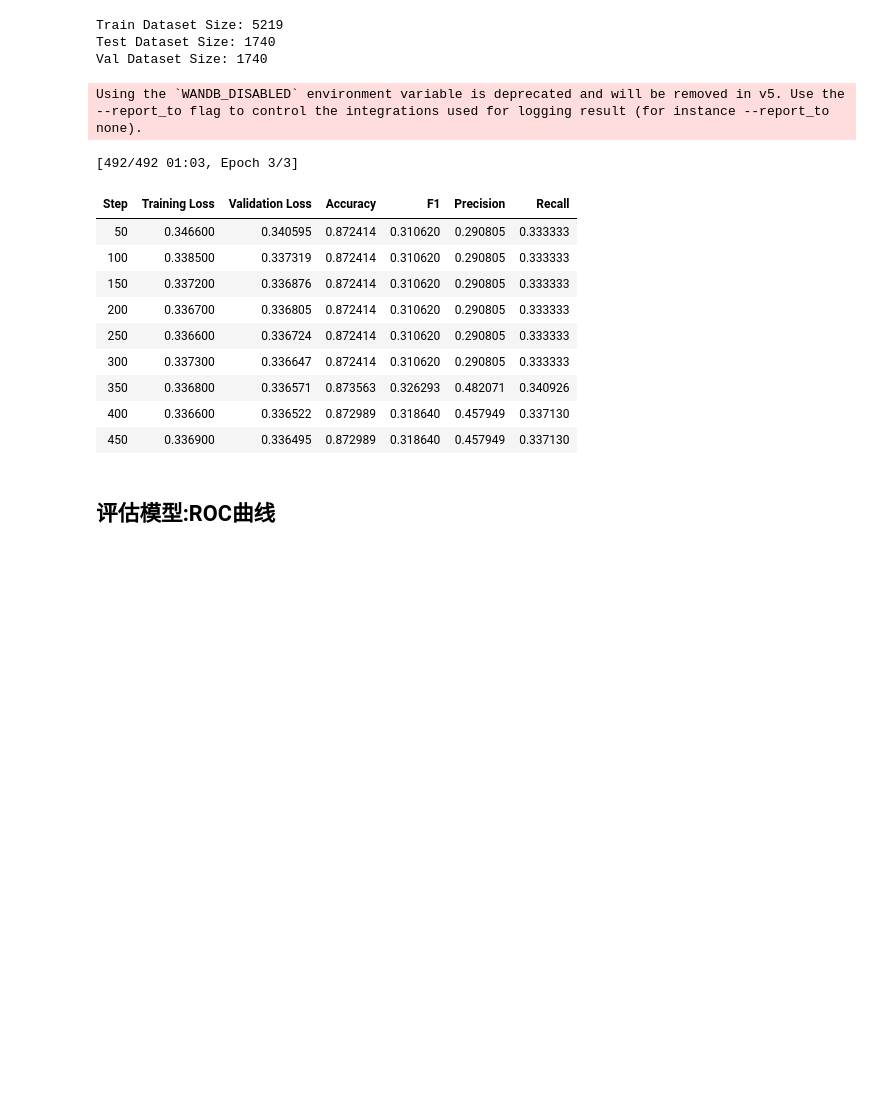
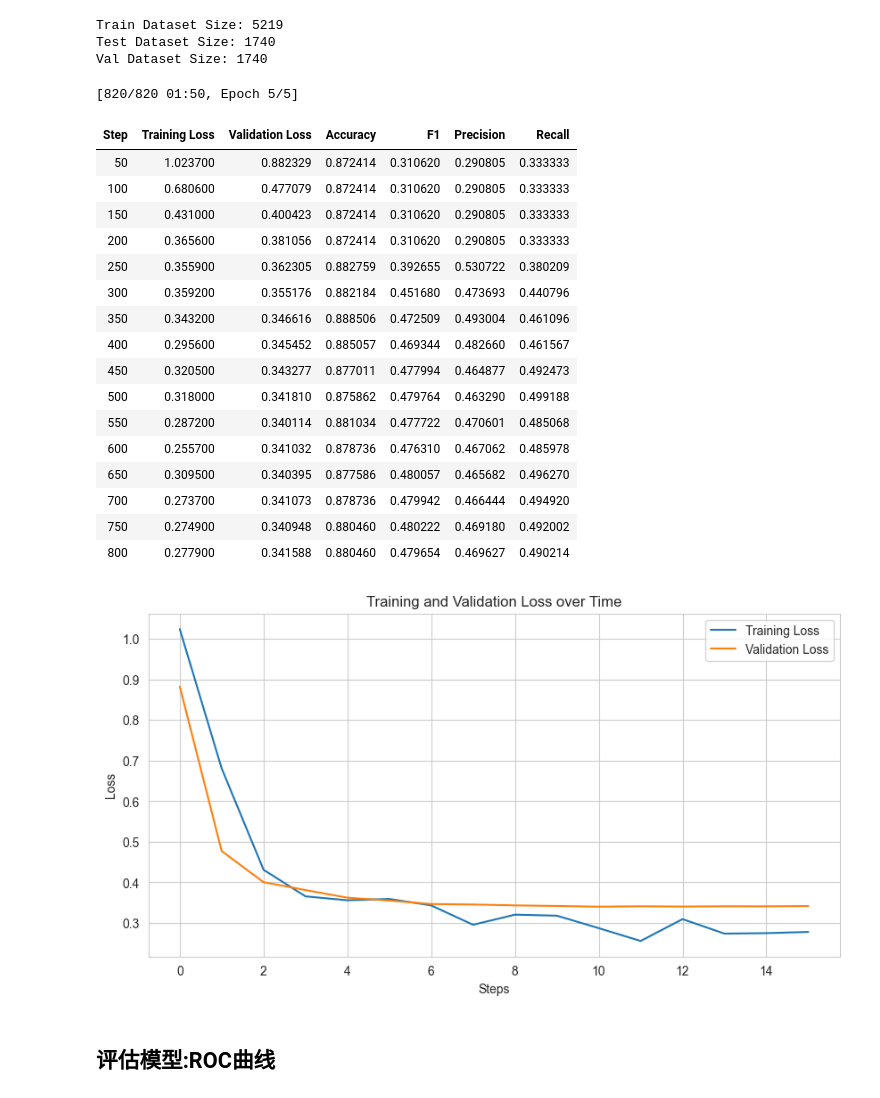
Before and after one commit to goghvan1113/TDCSA, a Jupyter notebook: bert finetuning.ipynb, the cells around one changed output. Drawn from its saved outputs; the diff is of its cells as text; code cells hidden in the pictures; blank space fills up the shorter version.

```diff
--- a/bert finetuning.ipynb
+++ b/bert finetuning.ipynb
@@ -129,7 +129,7 @@ Val Dataset Size: 1740
 # 定义训练参数
 training_args = TrainingArguments(
     output_dir=f'./results/{base_model_name}',          # 输出结果目录
-    # report_to="wandb",
+    report_to='none',
     num_train_epochs=num_epochs,
     learning_rate=lr,
     per_device_train_batch_size=BATCH_SIZE,
@@ -144,13 +144,11 @@ training_args = TrainingArguments(
     disable_tqdm=False,
     save_strategy="steps",
     fp16= torch.cuda.is_available(), # faster and use less memory
-    # metric_for_best_model='F1',
-    # load_best_model_at_end=True,
+    metric_for_best_model='F1',
+    load_best_model_at_end=True,
     # push_to_hub=True,
     label_smoothing_factor=label_smoothing_factor
 )
-# %% [output]
-Using the `WANDB_DISABLED` environment variable is deprecated and will be removed in v5. Use the --report_to flag to control the integrations used for logging result (for instance --report_to none).
 # %%
 # 使用Focal loss作为损失函数解决样本不均衡问题
 def py_sigmoid_focal_loss(pred, target, gamma=2.0, alpha=0.9, reduction='mean'):
@@ -277,44 +275,77 @@ class CustomTrainer(Trainer):
         return (loss, outputs) if return_outputs else loss
 # %%
 from sklearn.metrics import accuracy_score, precision_recall_fscore_support
+from transformers import TrainerCallback
 
 def compute_metrics(pred):
     labels = pred.label_ids
     preds = pred.predictions.argmax(-1)
     precision, recall, f1, _ = precision_recall_fscore_support(labels, preds, average='macro')
     acc = accuracy_score(labels, preds)
     return {
         'Accuracy': acc,
         'F1': f1,
         'Precision': precision,
         'Recall': recall
     }
 
-# 创建Trainer
+class LossRecorderCallback(TrainerCallback):
+    def __init__(self):
+        self.train_losses = []
+        self.eval_losses = []
+
+    def on_log(self, args, state, control, logs=None, **kwargs):
+        if 'loss' in logs:
+            self.train_losses.append(logs['loss'])
+        if 'eval_loss' in logs:
+            self.eval_losses.append(logs['eval_loss'])
+
+    def plot_losses(self):
+        plt.figure(figsize=(10, 5))
+        plt.plot(self.train_losses, label='Training Loss')
+        plt.plot(self.eval_losses, label='Validation Loss')
+        plt.xlabel('Steps')
+        plt.ylabel('Loss')
+        plt.legend()
+        plt.title('Training and Validation Loss over Time')
+        plt.show()
+
+loss_recorder = LossRecorderCallback()
+
 trainer = CustomTrainer(
     model=model,
     args=training_args,
     train_dataset=train_dataset,
     eval_dataset=val_dataset,
     tokenizer=tokenizer,
     compute_metrics=compute_metrics,
-    loss_type=loss_type # 自定义参数 focal_loss dsc_loss
+    loss_type=loss_type,  # 自定义参数 focal_loss dsc_loss
+    callbacks=[loss_recorder]
 )
+
+results = trainer.train()
+loss_recorder.plot_losses()
+# wandb.finish()
+# %% [output]
+[820/820 01:50, Epoch 5/5]
+| Step | Training Loss | Validation Loss | Accuracy | F1 | Precision | Recall |
+| 50 | 1.023700 | 0.882329 | 0.872414 | 0.310620 | 0.290805 | 0.333333 |
+| 100 | 0.680600 | 0.477079 | 0.872414 | 0.310620 | 0.290805 | 0.333333 |
+| 150 | 0.431000 | 0.400423 | 0.872414 | 0.310620 | 0.290805 | 0.333333 |
+| 200 | 0.365600 | 0.381056 | 0.872414 | 0.310620 | 0.290805 | 0.333333 |
+| 250 | 0.355900 | 0.362305 | 0.882759 | 0.392655 | 0.530722 | 0.380209 |
+| 300 | 0.359200 | 0.355176 | 0.882184 | 0.451680 | 0.473693 | 0.440796 |
+| 350 | 0.343200 | 0.346616 | 0.888506 | 0.472509 | 0.493004 | 0.461096 |
+| 400 | 0.295600 | 0.345452 | 0.885057 | 0.469344 | 0.482660 | 0.461567 |
+| 450 | 0.320500 | 0.343277 | 0.877011 | 0.477994 | 0.464877 | 0.492473 |
+| 500 | 0.318000 | 0.341810 | 0.875862 | 0.479764 | 0.463290 | 0.499188 |
+| 550 | 0.287200 | 0.340114 | 0.881034 | 0.477722 | 0.470601 | 0.485068 |
+| 600 | 0.255700 | 0.341032 | 0.878736 | 0.476310 | 0.467062 | 0.485978 |
+| 650 | 0.309500 | 0.340395 | 0.877586 | 0.480057 | 0.465682 | 0.496270 |
+| 700 | 0.273700 | 0.341073 | 0.878736 | 0.479942 | 0.466444 | 0.494920 |
+| 750 | 0.274900 | 0.340948 | 0.880460 | 0.480222 | 0.469180 | 0.492002 |
+| 800 | 0.277900 | 0.341588 | 0.880460 | 0.479654 | 0.469627 | 0.490214 |
+[figure, added]
-# %%
-results = trainer.train()
-# wandb.finish()
-# %% [output]
-[492/492 01:03, Epoch 3/3]
-| Step | Training Loss | Validation Loss | Accuracy | F1 | Precision | Recall |
-| 50 | 0.346600 | 0.340595 | 0.872414 | 0.310620 | 0.290805 | 0.333333 |
-| 100 | 0.338500 | 0.337319 | 0.872414 | 0.310620 | 0.290805 | 0.333333 |
-| 150 | 0.337200 | 0.336876 | 0.872414 | 0.310620 | 0.290805 | 0.333333 |
-| 200 | 0.336700 | 0.336805 | 0.872414 | 0.310620 | 0.290805 | 0.333333 |
-| 250 | 0.336600 | 0.336724 | 0.872414 | 0.310620 | 0.290805 | 0.333333 |
-| 300 | 0.337300 | 0.336647 | 0.872414 | 0.310620 | 0.290805 | 0.333333 |
-| 350 | 0.336800 | 0.336571 | 0.873563 | 0.326293 | 0.482071 | 0.340926 |
-| 400 | 0.336600 | 0.336522 | 0.872989 | 0.318640 | 0.457949 | 0.337130 |
-| 450 | 0.336900 | 0.336495 | 0.872989 | 0.318640 | 0.457949 | 0.337130 |
 # %% [markdown]
 ## 评估模型:ROC曲线
 # %% [markdown]
```
Also changed, not shown: parts of 9 cells of this notebook, 3 other files.
